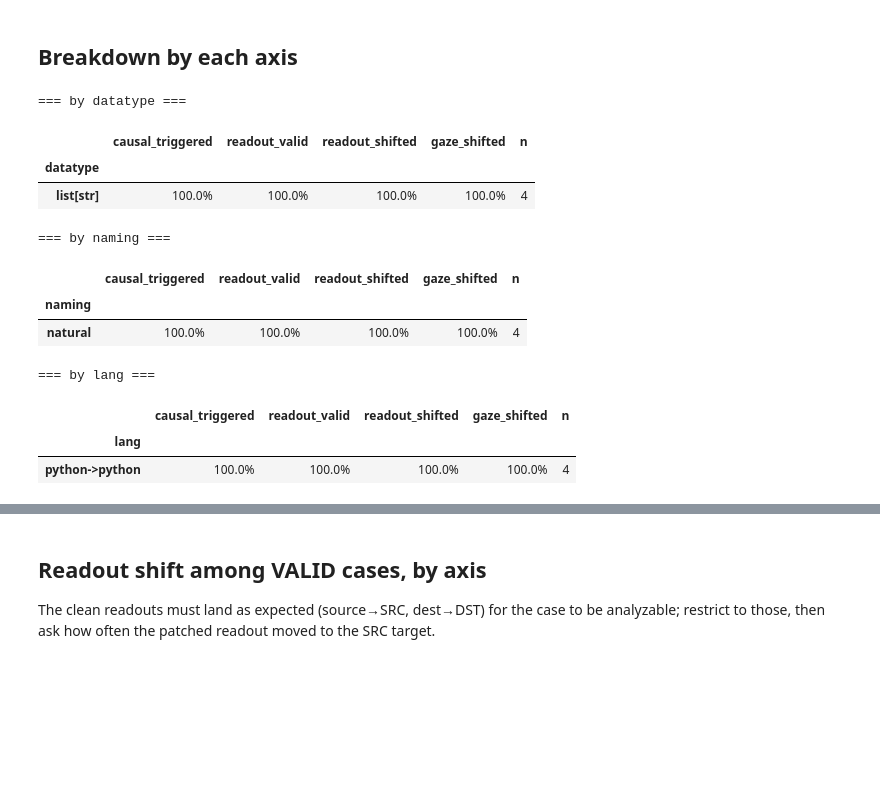
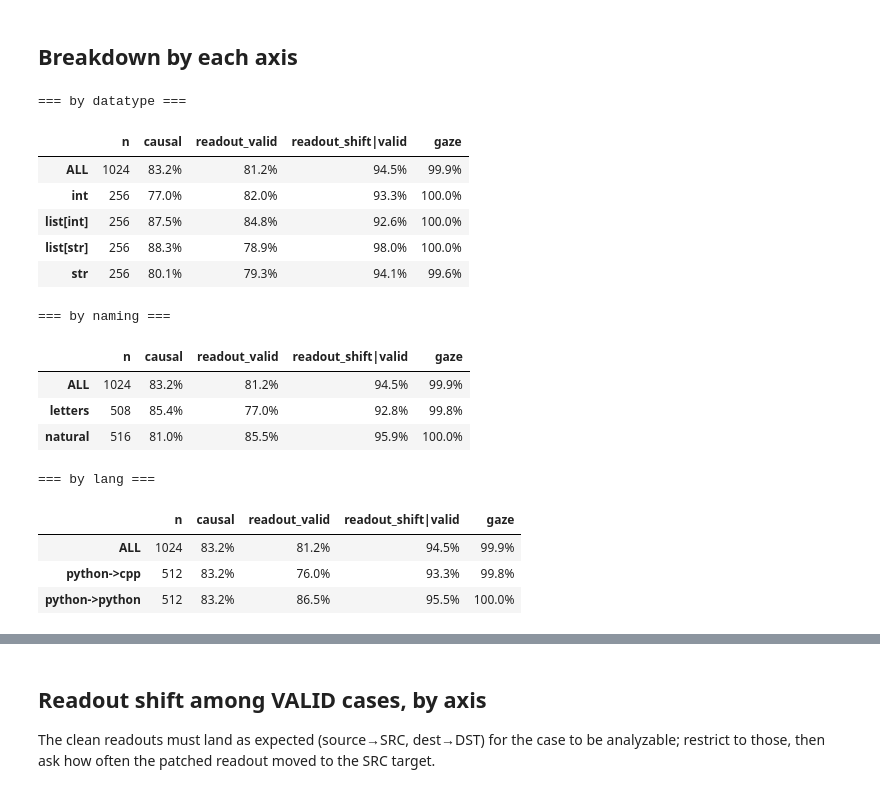
Before and after one commit to arnab-api/goals, a Jupyter notebook: notebooks/diff/04.1_eval_results.ipynb, the cells around one changed output, grey strips where cells are left out. Cells and saved outputs as stored; diff of their text form; code cells hidden in the pictures; blank space fills up the shorter version.

```diff
--- a/notebooks/diff/04.1_eval_results.ipynb
+++ b/notebooks/diff/04.1_eval_results.ipynb
@@ -82,21 +90,46 @@ OVERALL
 # %% [markdown]
 ## Breakdown by each axis
 # %%
+# success rate across each axis, broken down by the three metrics.
+# readout-shift is reported among VALID cases only (source->SRC & dest->DST) — the meaningful denominator.
+_FMT = ["causal", "readout_valid", "readout_shift|valid", "gaze"]
+
+def axis_summary(df, axis):
+    g = df.groupby(axis)
+    vsh = df[df.readout_valid == True].groupby(axis).readout_shifted_f.mean()
+    out = pd.DataFrame({
+        "n": g.size(),
+        "causal": g.causal_triggered_f.mean(),
+        "readout_valid": g.readout_valid_f.mean(),
+        "readout_shift|valid": vsh,
+        "gaze": g.gaze_shifted_f.mean(),
+    })
+    # prepend an ALL row
+    allrow = pd.DataFrame({
+        "n": [len(df)], "causal": [df.causal_triggered_f.mean()],
+        "readout_valid": [df.readout_valid_f.mean()],
+        "readout_shift|valid": [df[df.readout_valid == True].readout_shifted_f.mean()],
+        "gaze": [df.gaze_shifted_f.mean()]}, index=["ALL"])
+    return pd.concat([allrow, out])
+
 for axis in ["datatype", "naming", "lang"]:
-    g = df.groupby(axis)[MF].mean().rename(columns=lambda c: c[:-2])
-    g["n"] = df.groupby(axis).size()
     print(f"=== by {axis} ===")
-    display(g.style.format({c: "{:.1%}" for c in METRICS}))
+    display(axis_summary(df, axis).style.format({"n": "{:.0f}", **{c: "{:.1%}" for c in _FMT}}, na_rep="—"))
 # %% [output]
 === by datatype ===
-|  | causal_triggered | readout_valid | readout_shifted | gaze_shifted | n |
-| datatype |  |  |  |  |  |
-| list[str] | 100.0% | 100.0% | 100.0% | 100.0% | 4 |
+|  | n | causal | readout_valid | readout_shift|valid | gaze |
+| ALL | 1024 | 83.2% | 81.2% | 94.5% | 99.9% |
+| int | 256 | 77.0% | 82.0% | 93.3% | 100.0% |
+| list[int] | 256 | 87.5% | 84.8% | 92.6% | 100.0% |
+| list[str] | 256 | 88.3% | 78.9% | 98.0% | 100.0% |
+| str | 256 | 80.1% | 79.3% | 94.1% | 99.6% |
 === by naming ===
-|  | causal_triggered | readout_valid | readout_shifted | gaze_shifted | n |
-| naming |  |  |  |  |  |
-| natural | 100.0% | 100.0% | 100.0% | 100.0% | 4 |
+|  | n | causal | readout_valid | readout_shift|valid | gaze |
+| ALL | 1024 | 83.2% | 81.2% | 94.5% | 99.9% |
+| letters | 508 | 85.4% | 77.0% | 92.8% | 99.8% |
+| natural | 516 | 81.0% | 85.5% | 95.9% | 100.0% |
 === by lang ===
-|  | causal_triggered | readout_valid | readout_shifted | gaze_shifted | n |
-| lang |  |  |  |  |  |
-| python->python | 100.0% | 100.0% | 100.0% | 100.0% | 4 |
+|  | n | causal | readout_valid | readout_shift|valid | gaze |
+| ALL | 1024 | 83.2% | 81.2% | 94.5% | 99.9% |
+| python->cpp | 512 | 83.2% | 76.0% | 93.3% | 99.8% |
+| python->python | 512 | 83.2% | 86.5% | 95.5% | 100.0% |
```
Also changed, not shown: parts of 12 cells of this notebook, 2 other files.
